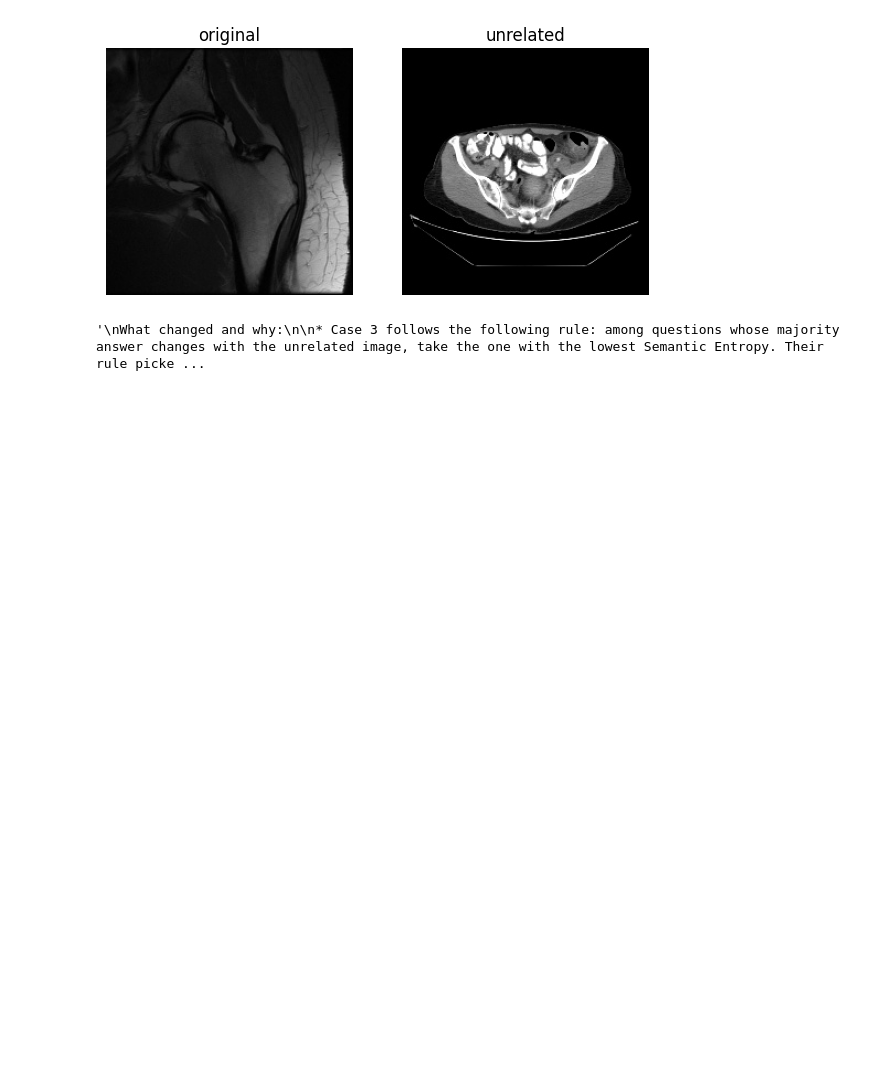
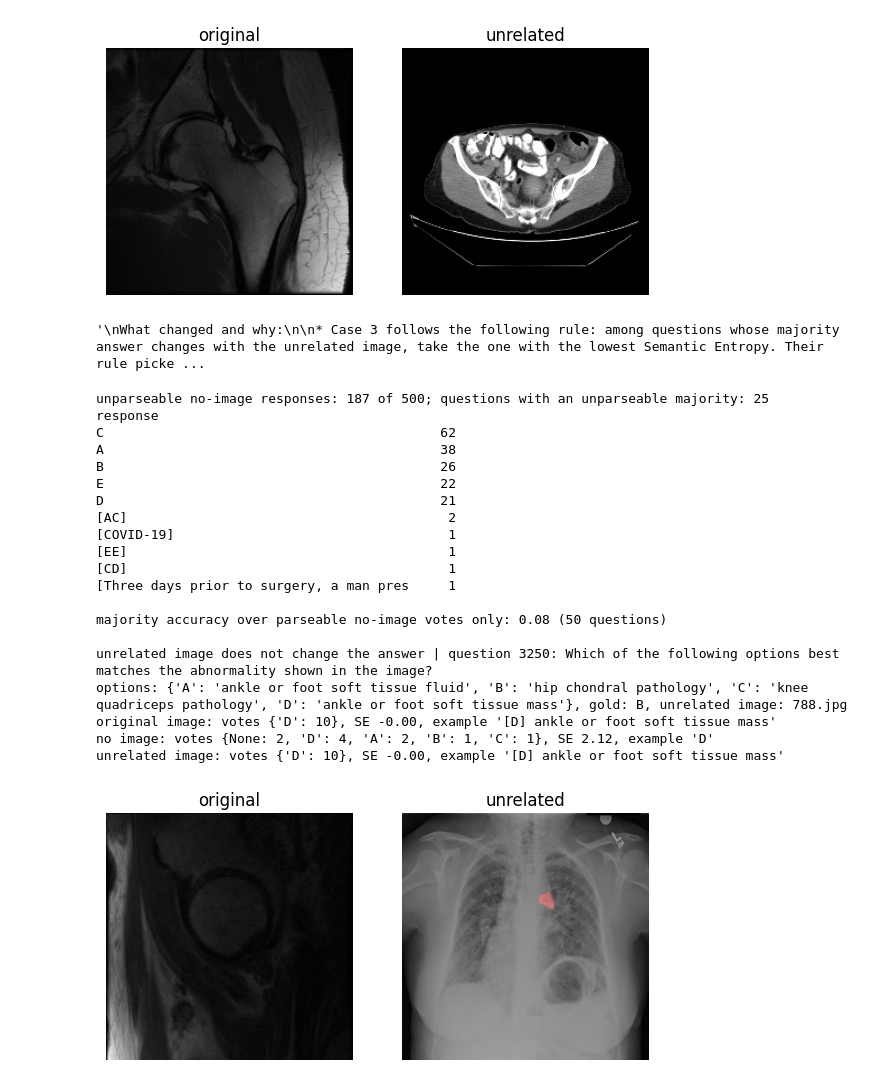
Before and after one commit to GeorgiosMavrakis/introduction-to-github, a Jupyter notebook: V&L_Practicum_Uncertainty.ipynb, the cells around one changed output. Drawn from its saved outputs; the diff is of its cells as text; code cells hidden in the pictures; blank space fills up the shorter version.

```diff
--- a/V&L_Practicum_Uncertainty.ipynb
+++ b/V&L_Practicum_Uncertainty.ipynb
@@ -2392,3 +2370,51 @@ no image: votes {'D': 2, 'B': 2, None: 5, 'A': 1}, SE 1.76, example '[D]'
 unrelated image: votes {'D': 8, 'B': 1, 'A': 1}, SE 0.92, example '[D] ankle or foot soft tissue mass'
 [figure]
 '\nWhat changed and why:\n\n* Case 3 follows the following rule: among questions whose majority answer changes with the unrelated image, take the one with the lowest Semantic Entropy. Their rule picke ...
+# %%
+#Q17 check: unparseable no-image responses and a third case
+d = q17["no image"]
+bad = d[d["parsed_response"].isna()]
+print(f"unparseable no-image responses: {len(bad)} of {len(d)}; questions with an unparseable majority: {(maj17['no image'] == 'none').sum()}")
+print(bad["response"].astype(str).str.strip().str[:40].value_counts().head(10).to_string())
+
+ok = d[d["parsed_response"].notna()]
+m_ok = majority(ok)
+print(f"\nmajority accuracy over parseable no-image votes only: {(m_ok == gold.loc[m_ok.index]).mean():.2f} ({len(m_ok)} questions)")
+
+# third case: lowest SE among questions whose answer the unrelated image did not change
+kept = se["unrelated image"][(maj17["unrelated image"] == maj17["original image"]) & (maj17["original image"] != "none")]
+i = kept.idxmin()
+row = meta.loc[i]
+print(f"\nunrelated image does not change the answer | question {i}: {row['question']}\noptions: {row['options']}, gold: {row['answer']}, unrelated image: {unrelated[i]}")
+for name, d in q17.items():
+    g = d[d["index"] == i]
+    print(f"{name}: votes {dict(Counter(g['parsed_response']))}, SE {se[name][i]:.2f}, example {g['response'].iloc[0]!r}")
+
+fig, ax = plt.subplots(1, 2, figsize=(7, 3.5))
+ax[0].imshow(load_image(row["image_path"])); ax[0].set_title("original")
+ax[1].imshow(load_image(unrelated[i])); ax[1].set_title("unrelated")
+for a in ax: a.axis("off")
+fig.savefig(f"outputs/q17_qwen2-vl-2b_case_{i}.png", dpi=200)
+plt.show()
+# %% [output]
+unparseable no-image responses: 187 of 500; questions with an unparseable majority: 25
+response
+C                                           62
+A                                           38
+B                                           26
+E                                           22
+D                                           21
+[AC]                                         2
+[COVID-19]                                   1
+[EE]                                         1
+[CD]                                         1
+[Three days prior to surgery, a man pres     1
+
+majority accuracy over parseable no-image votes only: 0.08 (50 questions)
+
+unrelated image does not change the answer | question 3250: Which of the following options best matches the abnormality shown in the image?
+options: {'A': 'ankle or foot soft tissue fluid', 'B': 'hip chondral pathology', 'C': 'knee quadriceps pathology', 'D': 'ankle or foot soft tissue mass'}, gold: B, unrelated image: 788.jpg
+original image: votes {'D': 10}, SE -0.00, example '[D] ankle or foot soft tissue mass'
+no image: votes {None: 2, 'D': 4, 'A': 2, 'B': 1, 'C': 1}, SE 2.12, example 'D'
+unrelated image: votes {'D': 10}, SE -0.00, example '[D] ankle or foot soft tissue mass'
+[figure, added]
```
Also changed, not shown: parts of 4 cells of this notebook.
